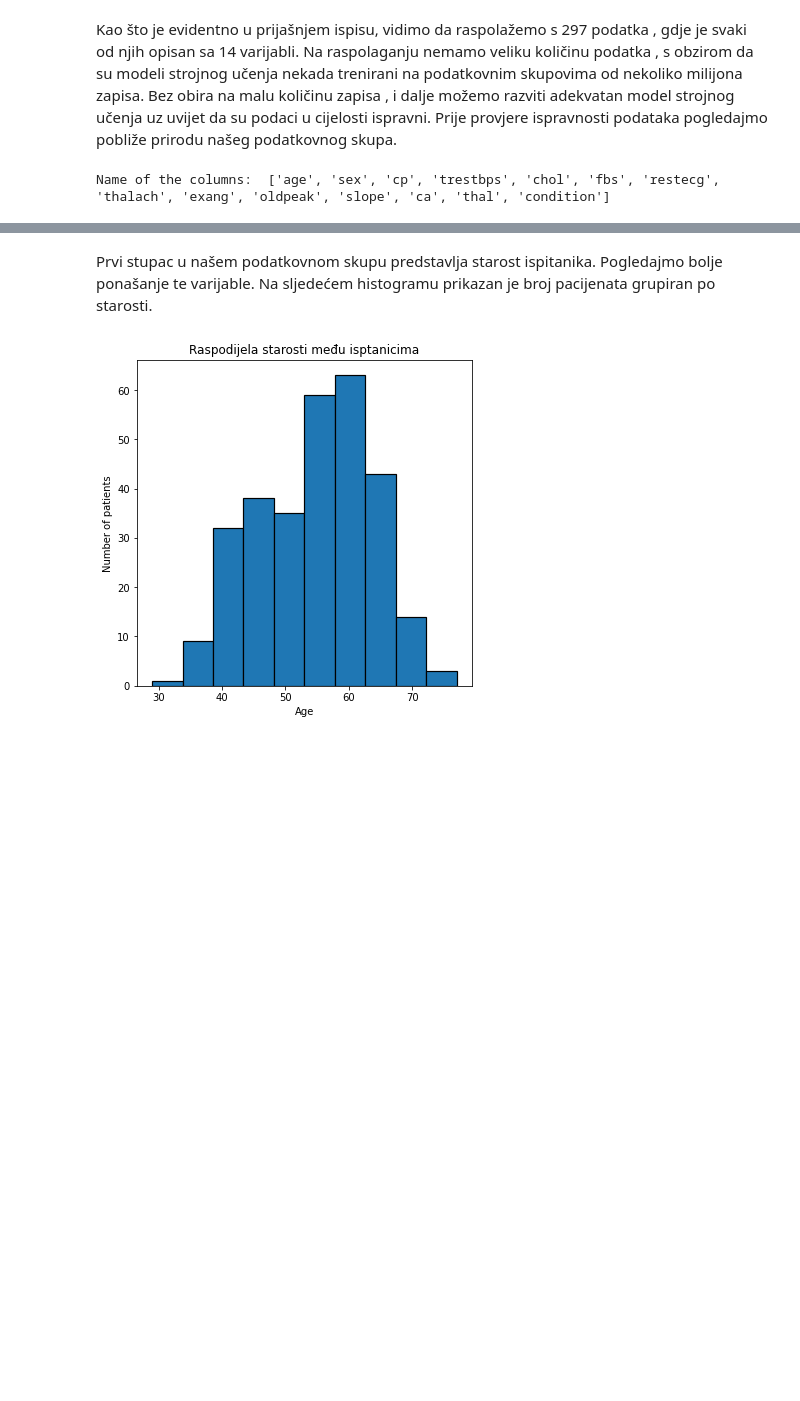
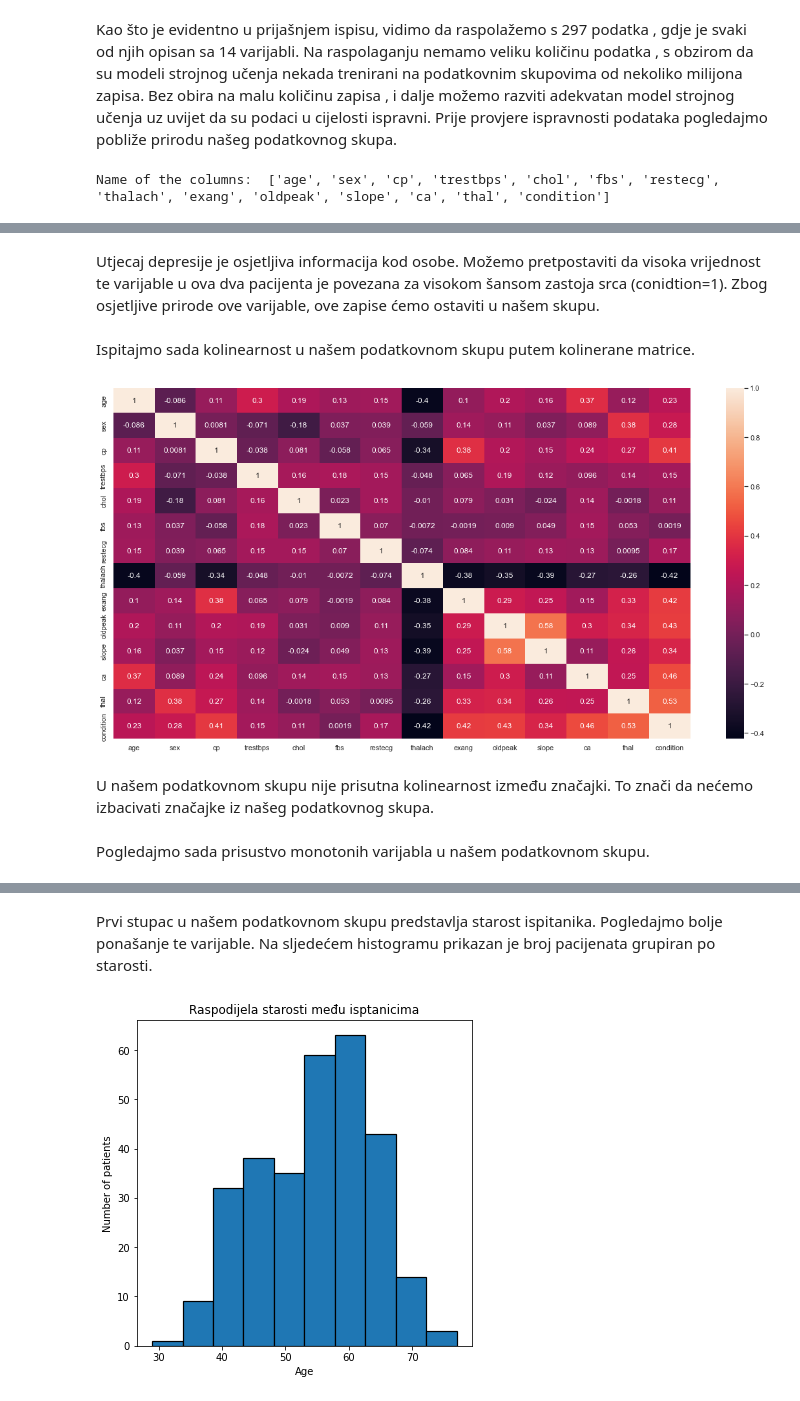
Before and after one commit to tp52/uzop, a Jupyter notebook: Uzop.ipynb, the cells around one changed output, grey strips where cells are left out. Saved outputs shown, nothing was run; the diff lists cells and outputs as text; code cells hidden in the pictures; blank space fills up the shorter version.

```diff
--- a/Uzop.ipynb
+++ b/Uzop.ipynb
@@ -88,0 +149,16 @@ iz gornjeg ispisa možemo potvridit da u našem podatkovnm skupu nije prisutna n
+# %% [markdown]
+Utjecaj depresije je osjetljiva informacija kod osobe. Možemo pretpostaviti da visoka vrijednost te varijable u ova dva pacijenta je povezana za visokom šansom zastoja srca (conidtion=1). Zbog osjetljive prirode ove varijable, ove zapise ćemo ostaviti u našem skupu.
+# %% [markdown]
+Ispitajmo sada kolinearnost u našem podatkovnom skupu putem kolinerane matrice.
+# %%
+import seaborn as sns
+corr_matrix = data_set.corr()
+sns.set(rc={'figure.figsize':(20,10)})
+sns.heatmap(corr_matrix, annot=True)
+plt.show()
+# %% [output]
+[figure, added]
+# %% [markdown]
+U našem podatkovnom skupu nije prisutna kolinearnost između značajki. To znači da nećemo izbacivati značajke iz našeg podatkovnog skupa.
+# %% [markdown]
+Pogledajmo sada prisustvo monotonih varijabla u našem podatkovnom skupu.
```
Also changed, not shown: parts of 26 cells of this notebook.
